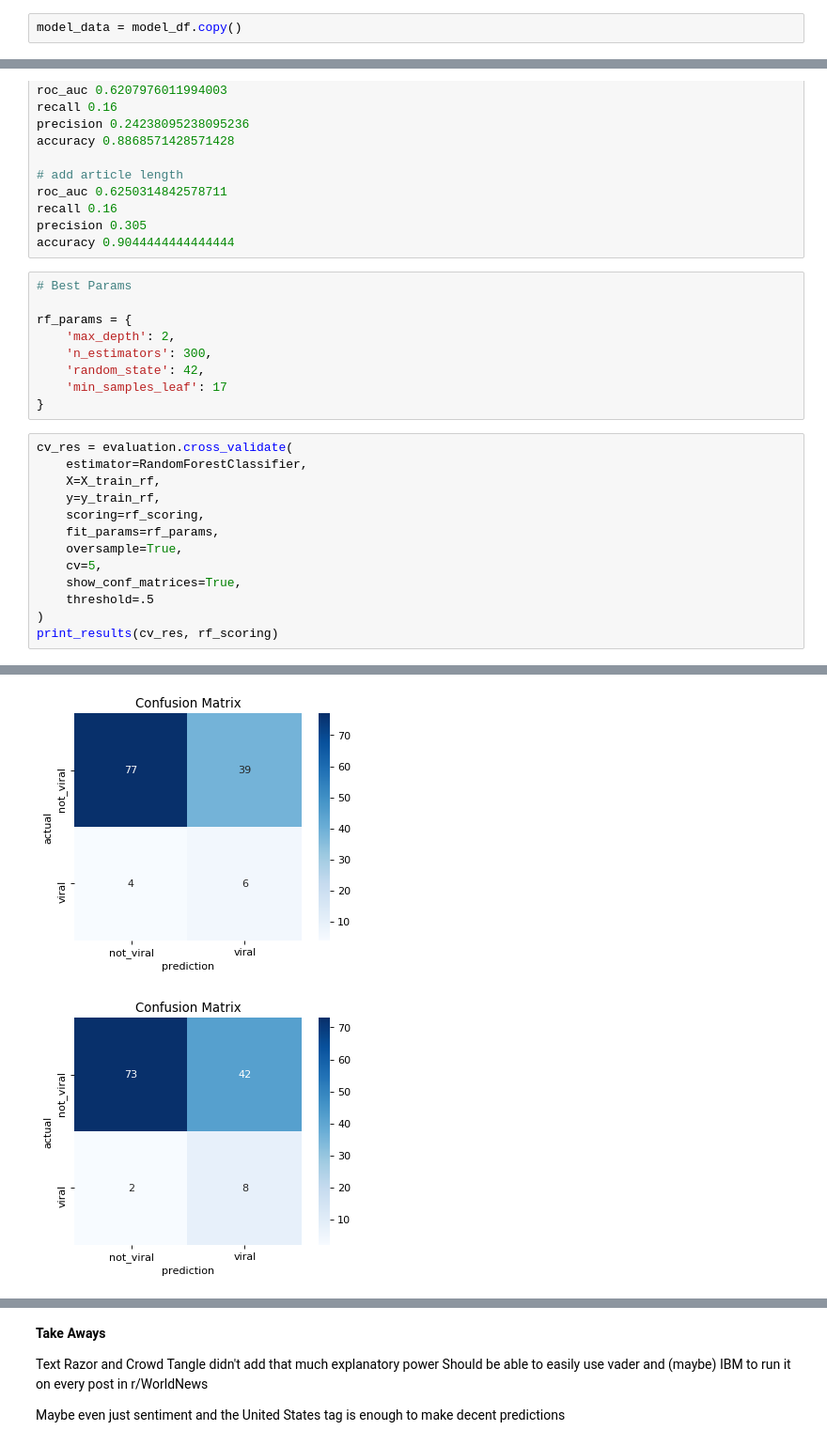
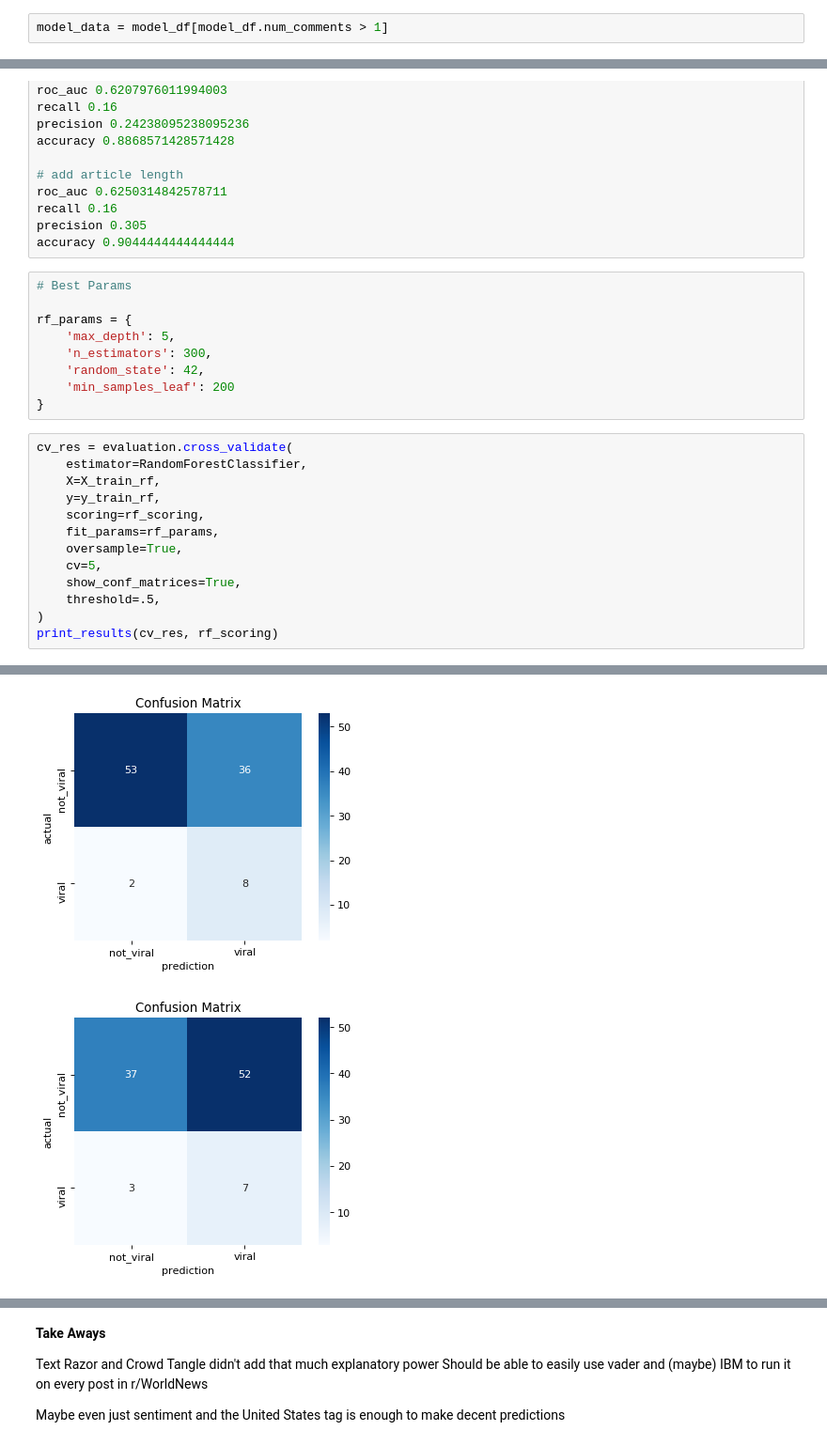
Before and after one commit to willyraedy/capstone, a Jupyter notebook: notebooks/Modeling.ipynb, the cells around one changed output, grey strips where cells are left out. Shown at 94% size. Drawn from its saved outputs; the diff is of its cells as text.

Commit message:
benchmark final model

```diff
--- a/notebooks/Modeling.ipynb
+++ b/notebooks/Modeling.ipynb
@@ -52,7 +52,7 @@ model_df = pd.read_csv('../data/processed/baseline_model_data.csv')
 # %% [markdown]
 # Clean Data
 # %%
-model_data = model_df.copy()
+model_data = model_df[model_df.num_comments > 1]
 # %%
 plt.figure(figsize=(10, 5))
 plt.hist(model_data.article_length, bins=50);
@@ -210,10 +211,10 @@ accuracy 0.9044444444444444
 # Best Params
 
 rf_params = {
-    'max_depth': 2,
+    'max_depth': 5,
     'n_estimators': 300,
     'random_state': 42,
-    'min_samples_leaf': 17
+    'min_samples_leaf': 200
 }
 # %%
 cv_res = evaluation.cross_validate(
@@ -225,7 +226,7 @@ cv_res = evaluation.cross_validate(
     oversample=True,
     cv=5,
     show_conf_matrices=True,
-    threshold=.5
+    threshold=.5,
 )
 print_results(cv_res, rf_scoring)
 # %% [output]
@@ -238,2 +243,2 @@ accuracy 0.6577015873015872
-[figure, old version]
+[figure, new version]
-[figure, old version]
+[figure, new version]
```
Also changed, not shown: parts of 31 cells of this notebook, 4 other files.
